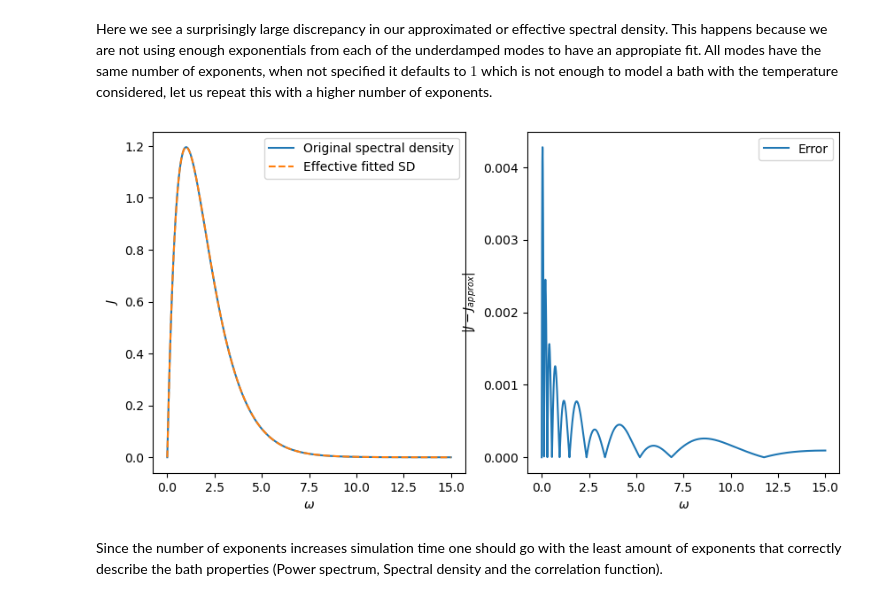
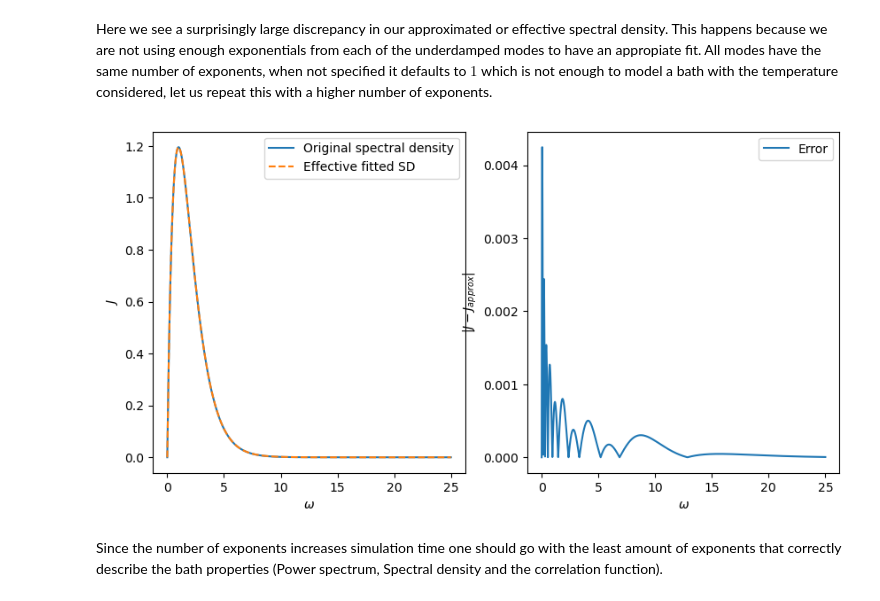
Before and after one commit to qutip/qutip-tutorials, a Jupyter notebook: tutorials-v5/heom/heom-1d-spin-bath-model-ohmic-fitting.ipynb, the cells around one changed output. Cells and saved outputs as stored; diff of their text form; code cells hidden in the pictures.

```diff
--- a/tutorials-v5/heom/heom-1d-spin-bath-model-ohmic-fitting.ipynb
+++ b/tutorials-v5/heom/heom-1d-spin-bath-model-ohmic-fitting.ipynb
@@ -166,7 +160,7 @@ where $a, b$ and $c$ are the fit parameters and each is a vector of length $k$.
 # %% [markdown]
 With the spectral density approximation $J_{\mathrm approx}(w; a, b, c)$ implemented above, we can now perform the fit and examine the results. This can be done quickly using the `SpectralFitter` class, which takes the target spectral density as an array and fits it to the series of **k** underdamped harmonic oscillators with the Meier-Tannor form
 # %%
-w = np.linspace(0, 15, 20000)
+w = np.linspace(0, 25, 20000)
 J = ohmic_spectral_density(w, alpha, wc)
 # %% [markdown]
 The `BosonicEnviroment` class has special construtors that can be used to
@@ -322,24 +314,24 @@ plt.show()
 # %% [markdown]
 Here we see a surprisingly large discrepancy in our approximated or effective spectral density. This happens because we are not using enough exponentials from each of the underdamped modes to have an appropiate fit. All modes have the same number of exponents, when not specified it defaults to $1$ which is not enough to model a bath with the temperature considered, let us repeat this with a higher number of exponents.
 # %%
-bath, fitinfo = sd_env.approx_by_sd_fit(w,Nmax=6,Nk=3)
+bath, fitinfo = sd_env.approximate("spec_lsq",w,Nmax=4,Nk=3)
 
 fig, (ax1, ax2) = plt.subplots(ncols=2, figsize=(10, 5))
 
 ax1.plot(w, J, label="Original spectral density")
 ax1.plot(w, bath.spectral_density(w), "--",label="Effective fitted SD")
 ax1.set_xlabel(r'$\omega$')
 ax1.set_ylabel(r'$J$')
 ax1.legend()
 
 ax2.plot(w, np.abs(J - bath.spectral_density(w)), label="Error")
 ax2.set_xlabel(r'$\omega$')
 ax2.set_ylabel(r'$|J-J_{approx}|$')
 ax2.legend()
 
 plt.show()
 # %% [output]
-[figure, old version]
+[figure, new version]
 # %% [markdown]
 Since the number of exponents increases simulation time one should go with the least amount of exponents that correctly describe the bath properties (Power spectrum, Spectral density and the correlation function).
 # %% [markdown]
```
Also changed, not shown: parts of 49 cells of this notebook, 13 other files.
